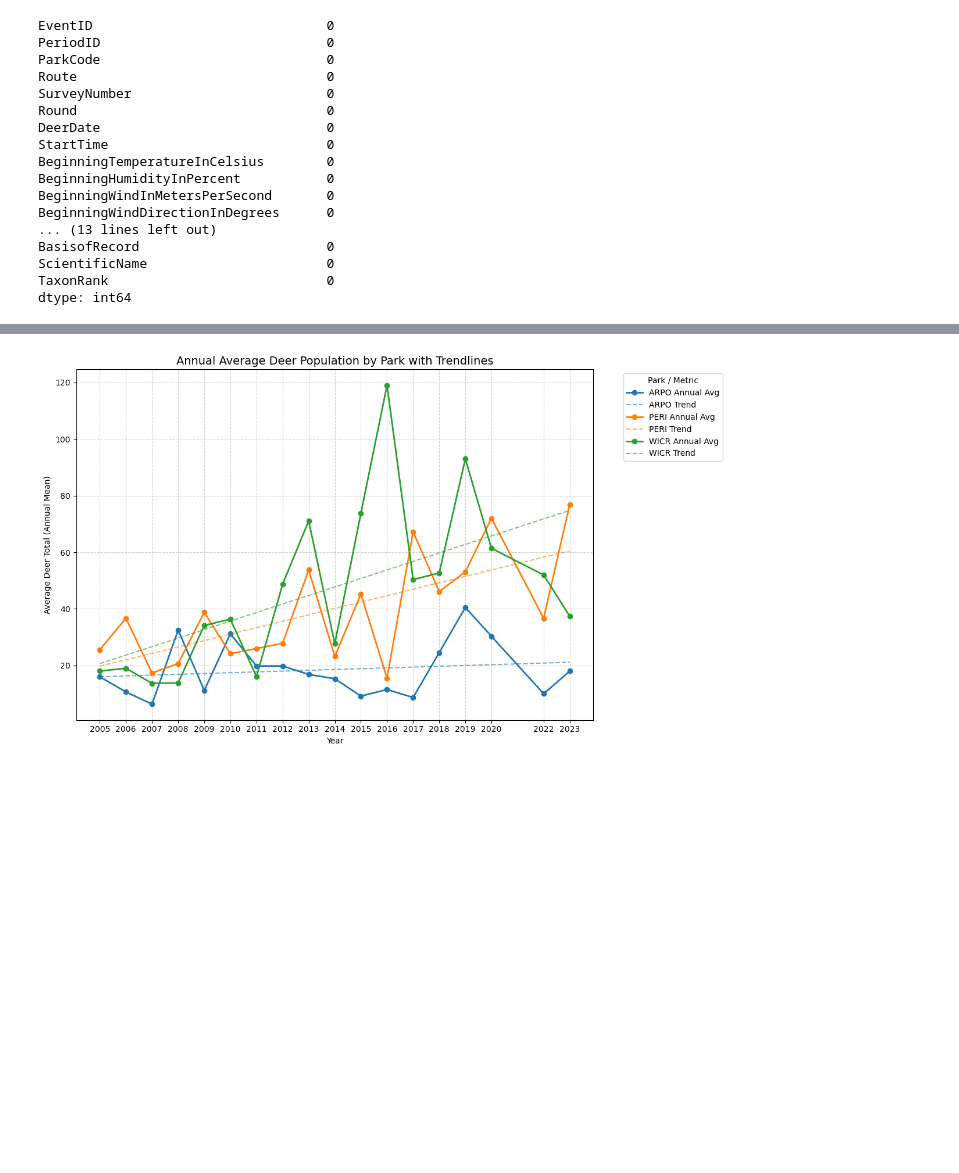
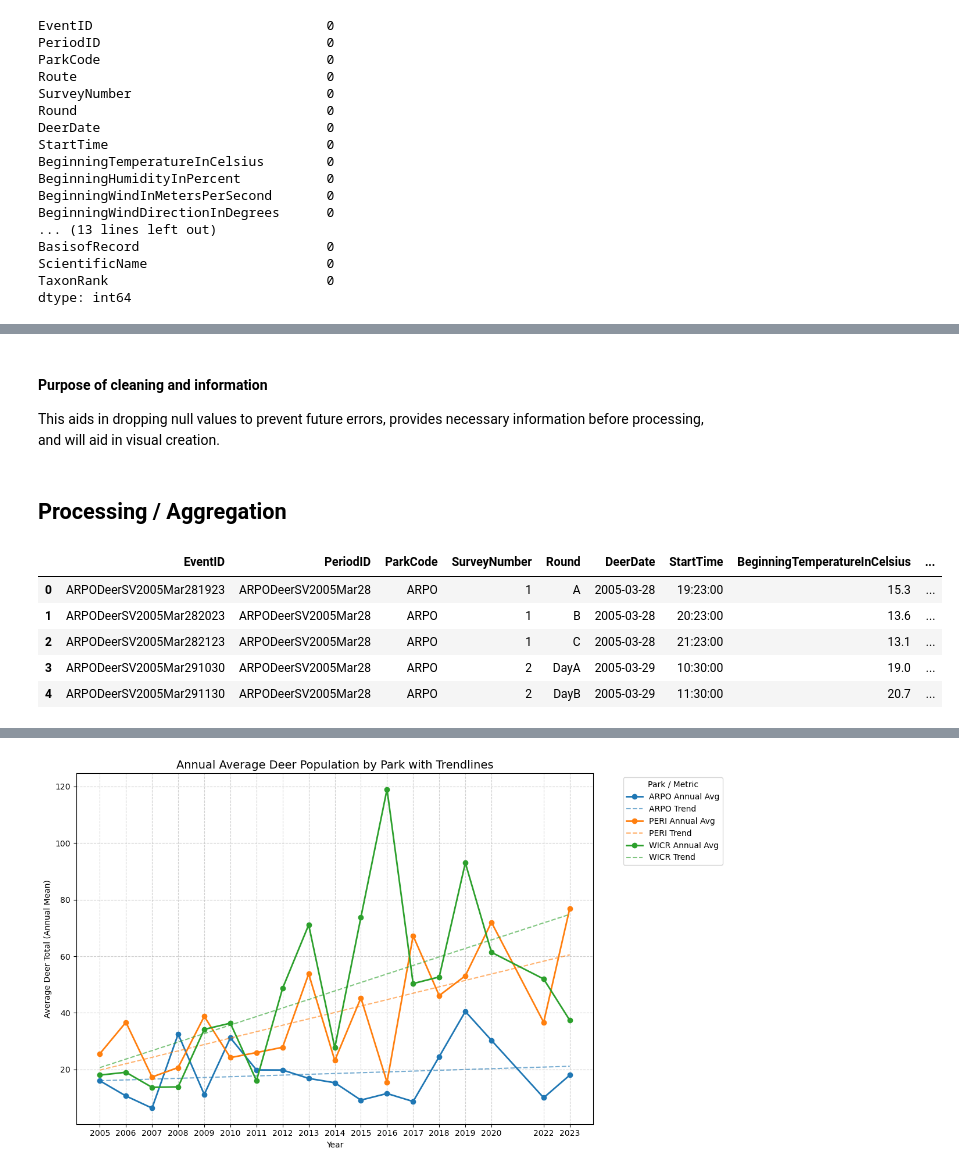
Before and after one commit to DanosAJ4/IA-340-2-Fall25, a Jupyter notebook: MiniProject.ipynb, the cells around one changed output, grey strips where cells are left out. Cells and saved outputs as stored; diff of their text form; code cells hidden in the pictures; blank space fills up the shorter version.

```diff
--- a/MiniProject.ipynb
+++ b/MiniProject.ipynb
@@ -118,11 +142,26 @@ memory usage: 74.2+ KB
+# %% [markdown]
+#### Purpose of cleaning and information
+This aids in dropping null values to prevent future errors, provides necessary information before processing, and will aid in visual creation.
+# %% [markdown]
+## Processing / Aggregation
 # %%
-# New Variables
-monthly_avg = (
-    df.groupby(['ParkCode', 'Year', 'Month'], as_index=False)['DeerTotal']
-    .mean()
-)
+df['DeerDate'] = pd.to_datetime(df['DeerDate'], errors='coerce')
+df['Year'] = df['DeerDate'].dt.year
+df['Month'] = df['DeerDate'].dt.month
 
-annual_avg = (
-    monthly_avg.groupby(['ParkCode', 'Year'], as_index=False)['DeerTotal']
-    .mean()
-)
+monthly_avg = (df.groupby(['ParkCode', 'Year', 'Month'], as_index=False)['DeerTotal'].mean())
+
+annual_avg = (monthly_avg.groupby(['ParkCode', 'Year'], as_index=False)['DeerTotal'].mean())
+
+df_summary = df.groupby(['ParkCode', 'Year'])['DeerTotal'].sum().reset_index()
+df_summary.head()
+
+
+df.head()
+# %% [output]
+|  | EventID | PeriodID | ParkCode | SurveyNumber | Round | DeerDate | StartTime | BeginningTemperatureInCelsius | ... |
+| 0 | ARPODeerSV2005Mar281923 | ARPODeerSV2005Mar28 | ARPO | 1 | A | 2005-03-28 | 19:23:00 | 15.3 | ... |
+| 1 | ARPODeerSV2005Mar282023 | ARPODeerSV2005Mar28 | ARPO | 1 | B | 2005-03-28 | 20:23:00 | 13.6 | ... |
+| 2 | ARPODeerSV2005Mar282123 | ARPODeerSV2005Mar28 | ARPO | 1 | C | 2005-03-28 | 21:23:00 | 13.1 | ... |
+| 3 | ARPODeerSV2005Mar291030 | ARPODeerSV2005Mar28 | ARPO | 2 | DayA | 2005-03-29 | 10:30:00 | 19.0 | ... |
+| 4 | ARPODeerSV2005Mar291130 | ARPODeerSV2005Mar28 | ARPO | 2 | DayB | 2005-03-29 | 11:30:00 | 20.7 | ... |
```
Also changed, not shown: parts of 17 cells of this notebook.
